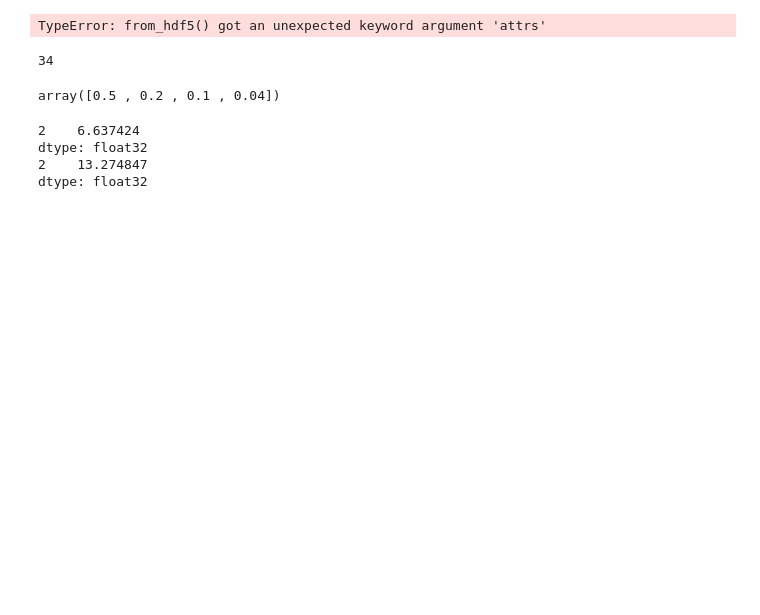
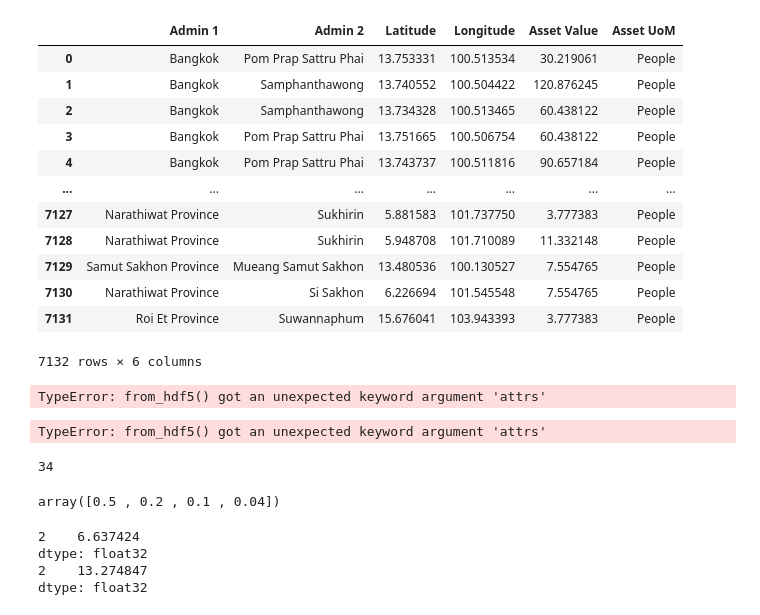
Before and after one commit to gkalomalos/ERA_projects_SWORD, a Jupyter notebook: backend/dev.ipynb, the cells around one changed output. Saved outputs shown, nothing was run; the diff lists cells and outputs as text; code cells hidden in the pictures; blank space fills up the shorter version.

```diff
--- a/backend/dev.ipynb
+++ b/backend/dev.ipynb
@@ -186,3 +180,72 @@ print(f"Risk 2050: {fut_risk}")
+# %%
+base_handler.read_parquet_file(DATA_TEMP_DIR/"exposure_report_data.parquet")
+# base_handler.read_parquet_file(DATA_TEMP_DIR/"hazard_report_data.parquet")
+# base_handler.read_parquet_file(DATA_TEMP_DIR/"impact_report_data.parquet")
+# %% [output]
+|  | Admin 1 | Admin 2 | Latitude | Longitude | Asset Value | Asset UoM |
+| 0 | Bangkok | Pom Prap Sattru Phai | 13.753331 | 100.513534 | 30.219061 | People |
+| 1 | Bangkok | Samphanthawong | 13.740552 | 100.504422 | 120.876245 | People |
+| 2 | Bangkok | Samphanthawong | 13.734328 | 100.513465 | 60.438122 | People |
+| 3 | Bangkok | Pom Prap Sattru Phai | 13.751665 | 100.506754 | 60.438122 | People |
+| 4 | Bangkok | Pom Prap Sattru Phai | 13.743737 | 100.511816 | 90.657184 | People |
+| ... | ... | ... | ... | ... | ... | ... |
+| 7127 | Narathiwat Province | Sukhirin | 5.881583 | 101.737750 | 3.777383 | People |
+| 7128 | Narathiwat Province | Sukhirin | 5.948708 | 101.710089 | 11.332148 | People |
+| 7129 | Samut Sakhon Province | Mueang Samut Sakhon | 13.480536 | 100.130527 | 7.554765 | People |
+| 7130 | Narathiwat Province | Si Sakhon | 6.226694 | 101.545548 | 7.554765 | People |
+| 7131 | Roi Et Province | Suwannaphum | 15.676041 | 103.943393 | 3.777383 | People |
+7132 rows × 6 columns
+# %%
+entity_present = Entity.from_excel(
+    DATA_ENTITIES_DIR / "entity_TODAY_THA_D_tree_crops.xlsx"
+)
+# Set exposure ref year
+entity_present.exposures.ref_year = 2024
+entity_present.check()
+
+# Set future Entity
+entity_future = deepcopy(entity_present)
+entity_future.exposures.ref_year = 2050
+growth = 0.029
+entity_future.exposures.gdf["value"] = entity_future.exposures.gdf.value.values * (1 + growth) ** (
+    entity_future.exposures.ref_year - entity_present.exposures.ref_year
+)
+entity_future.check()
+
+# Set present Hazard
+hazard_present = Hazard.from_hdf5(
+    DATA_HAZARDS_DIR / "hazard_D_THA_historical.h5",
+)
+hazard_present.units = "m"
+hazard_present.centroids.set_geometry_points()
+hazard_present.intensity_thres = -4
+hazard_present.check()
+
+# Set future hazard
+hazard_future = Hazard.from_hdf5(
+    DATA_HAZARDS_DIR / "hazard_HW_EGY_rcp45.h5",
+    attrs={
+        "frequency": np.array([0.5, 0.2, 0.1, 0.04]),
+        "event_id": np.array([1, 2, 3, 4]),
+        "units": "number of days",
+    },
+    haz_type="HW",
+    band=[1, 2, 3, 4],
+)
+hazard_future.units = "number of days"
+hazard_future.centroids.set_geometry_points()
+hazard_future.intensity_thres = 0
+hazard_future.check()
+
+# Calculate impact
+impact_present = ImpactCalc(
+    entity_present.exposures, entity_present.impact_funcs, hazard_present
+).impact()
+impact_future = ImpactCalc(
+    entity_future.exposures, entity_future.impact_funcs, hazard_future
+).impact()
+# %% [output]
+TypeError: from_hdf5() got an unexpected keyword argument 'attrs'
 # %%
 # Example Drought Climada
 # Set present Entity
```
Also changed, not shown: parts of 2 cells of this notebook.
